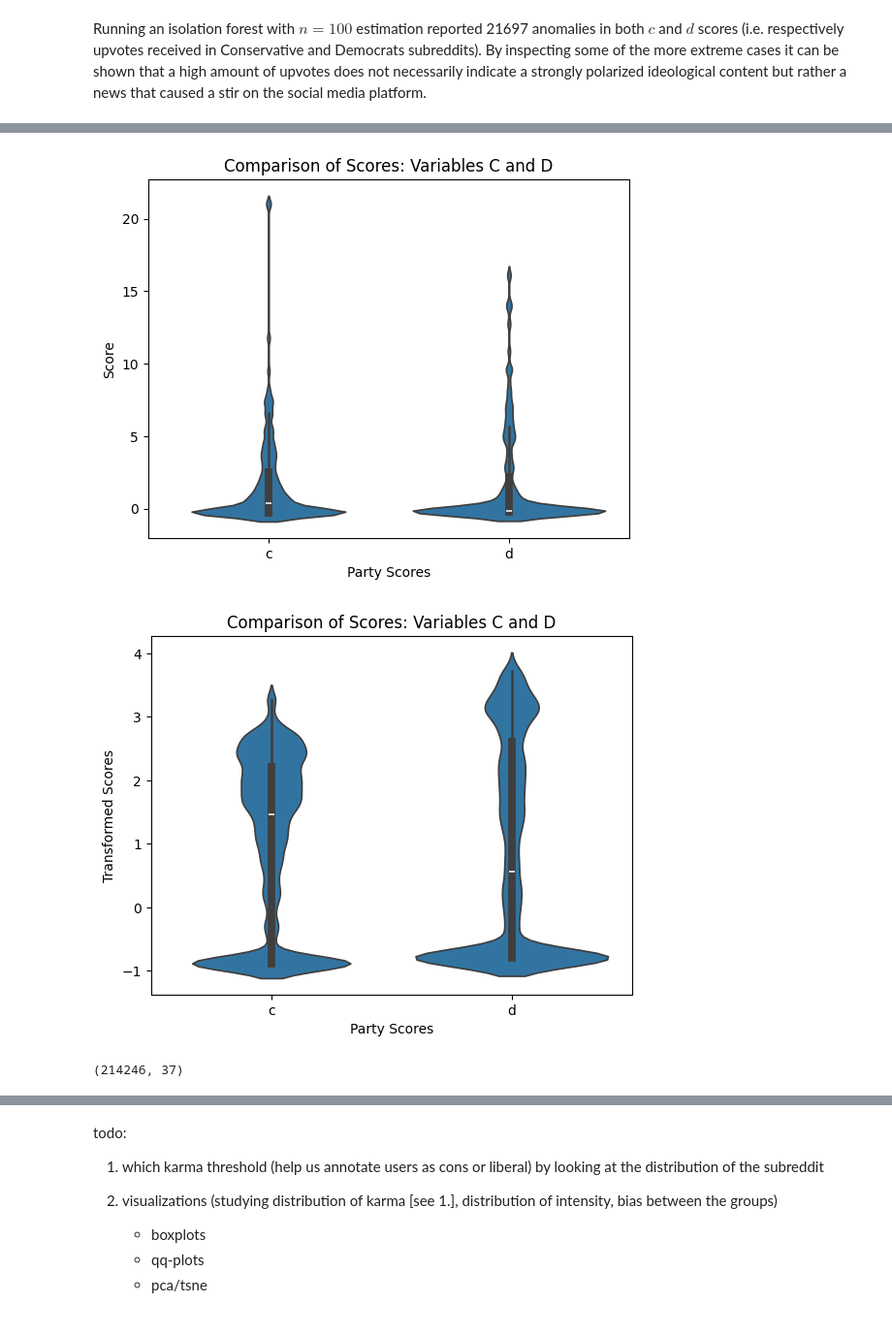
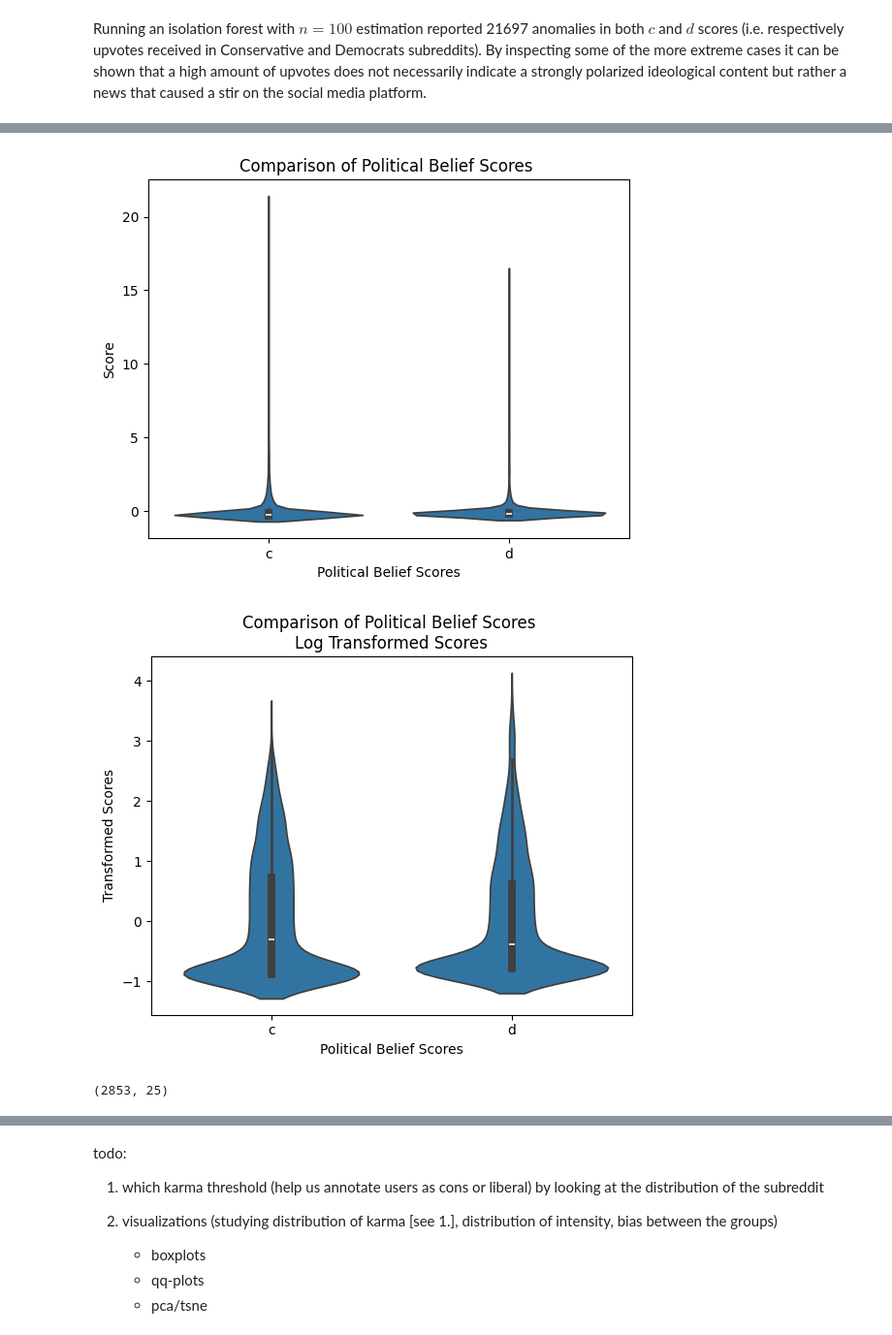
Before and after one commit to edo-lucio/predicting-political-view, a Jupyter notebook: nb.ipynb, the cells around one changed output, grey strips where cells are left out. Shown at 97% size. Saved outputs shown, nothing was run; the diff lists cells and outputs as text; code cells hidden in the pictures.

Commit message:
fixed data transformations

```diff
--- a/nb.ipynb
+++ b/nb.ipynb
@@ -229,7 +201,7 @@ def add_party_scores(data: pd.DataFrame, value: str, log: bool = False) -> pd.Da
         pivoted[col] = (pivoted[col] - pivoted[col].mean()) / pivoted[col].std()
 
     pivoted["c_d"] = pivoted["c"] - pivoted["d"]
-    pivoted = pivoted.fillna(0)
+    pivoted = pivoted.fillna(1)
 
     result = data.merge(right=pivoted, on="username", how="left")
 
@@ -237,6 +209,37 @@ def add_party_scores(data: pd.DataFrame, value: str, log: bool = False) -> pd.Da
 
 log_transformed_data_pivoted = add_party_scores(log_transformed_data, "label_score", log=True)
 transformed_data_pivoted = add_party_scores(transformed_data, "label_score")
+# %%
+def aggregate_data(df):
+    grouped = df.groupby(['username']).agg({
+        'bias_fairness': 'mean',
+        'bias_care': 'mean',
+        'bias_authority': 'mean',
+        'bias_loyalty': 'mean',
+        'bias_sanctity': 'mean',
+        'intensity_fairness': 'mean',
+        'intensity_care': 'mean',
+        'intensity_authority': 'mean',
+        'intensity_loyalty': 'mean',
+        'intensity_sanctity': 'mean',
+        'fairness.vice': 'mean',
+        'fairness.virtue': 'mean',
+        'care.virtue': 'mean',
+        'care.vice': 'mean',
+        'authority.virtue': 'mean',
+        'authority.vice': 'mean',
+        'loyalty.vice': 'mean',
+        'loyalty.virtue': 'mean',
+        'sanctity.vice': 'mean',
+        'sanctity.virtue': 'mean',
+        'c': lambda x: x.mode()[0],
+        'd': lambda x: x.mode()[0]
+    }).reset_index()
+
+    return grouped
+
+grouped = aggregate_data(transformed_data_pivoted)
+log_grouped = aggregate_data(log_transformed_data_pivoted)
 # %% [markdown]
 Running an isolation forest with $n = 100$ estimation reported 21697 anomalies in both $c$ and $d$ scores (i.e. respectively upvotes received in Conservative and Democrats subreddits). By inspecting some of the more extreme cases it can be shown that a high amount of upvotes does not necessarily indicate a strongly polarized ideological content but rather a news that caused a stir on the social media platform.
 # %%
@@ -290,24 +287,24 @@ Number of anomalies detected: 21101
 import seaborn as sns
 import matplotlib.pyplot as plt
 
-def violin_plot(df: pd.DataFrame, values: list, ylab: str = "Score"):
+def violin_plot(df: pd.DataFrame, values: list, ylab: str = "Score", title=""):
     df_melted = df[values].melt(var_name="Variable", value_name="Score")
 
     sns.violinplot(data=df_melted, x="Variable", y="Score")
-    plt.title("Comparison of Scores: Variables C and D")
-    plt.xlabel("Party Scores")
+    plt.title(f"Comparison of Political Belief Scores {title}")
+    plt.xlabel("Political Belief Scores")
     plt.ylabel(ylab)
     plt.show()
 # %%
-violin_plot(transformed_data_pivoted, ["c", "d"])
+violin_plot(grouped, ["c", "d"])
 # %% [output]
-[figure, old version]
+[figure, new version]
 # %%
-violin_plot(log_transformed_data_pivoted, ["c", "d"], ylab="Transformed Scores")
+violin_plot(log_grouped, ["c", "d"], ylab="Transformed Scores", title="\nLog Transformed Scores")
 # %% [output]
-[figure, old version]
+[figure, new version]
 # %%
-log_transformed_data_pivoted.shape
+grouped.shape
 # %% [output]
-(214246, 37)
+(2853, 25)
 # %%
```
Also changed, not shown: parts of 18 cells of this notebook.
